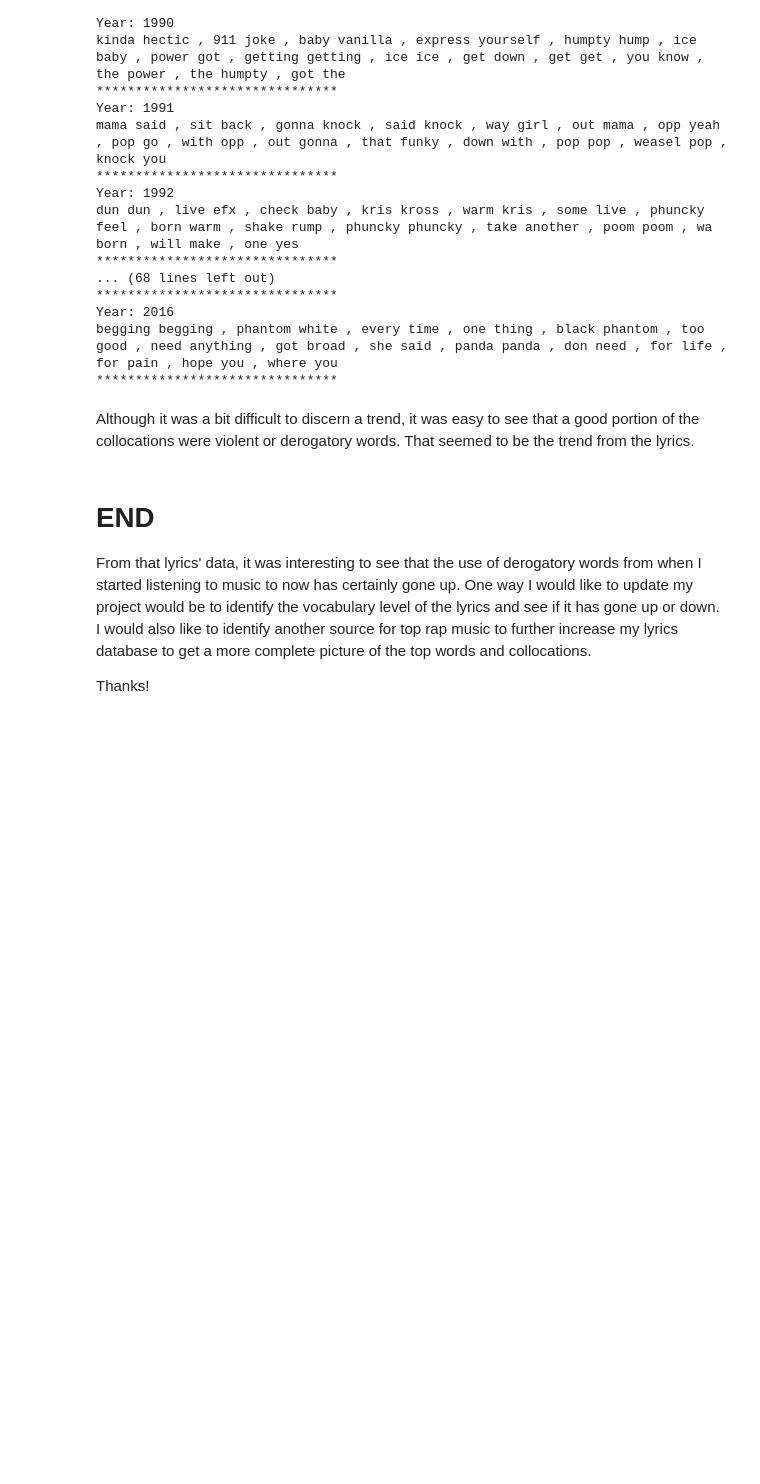
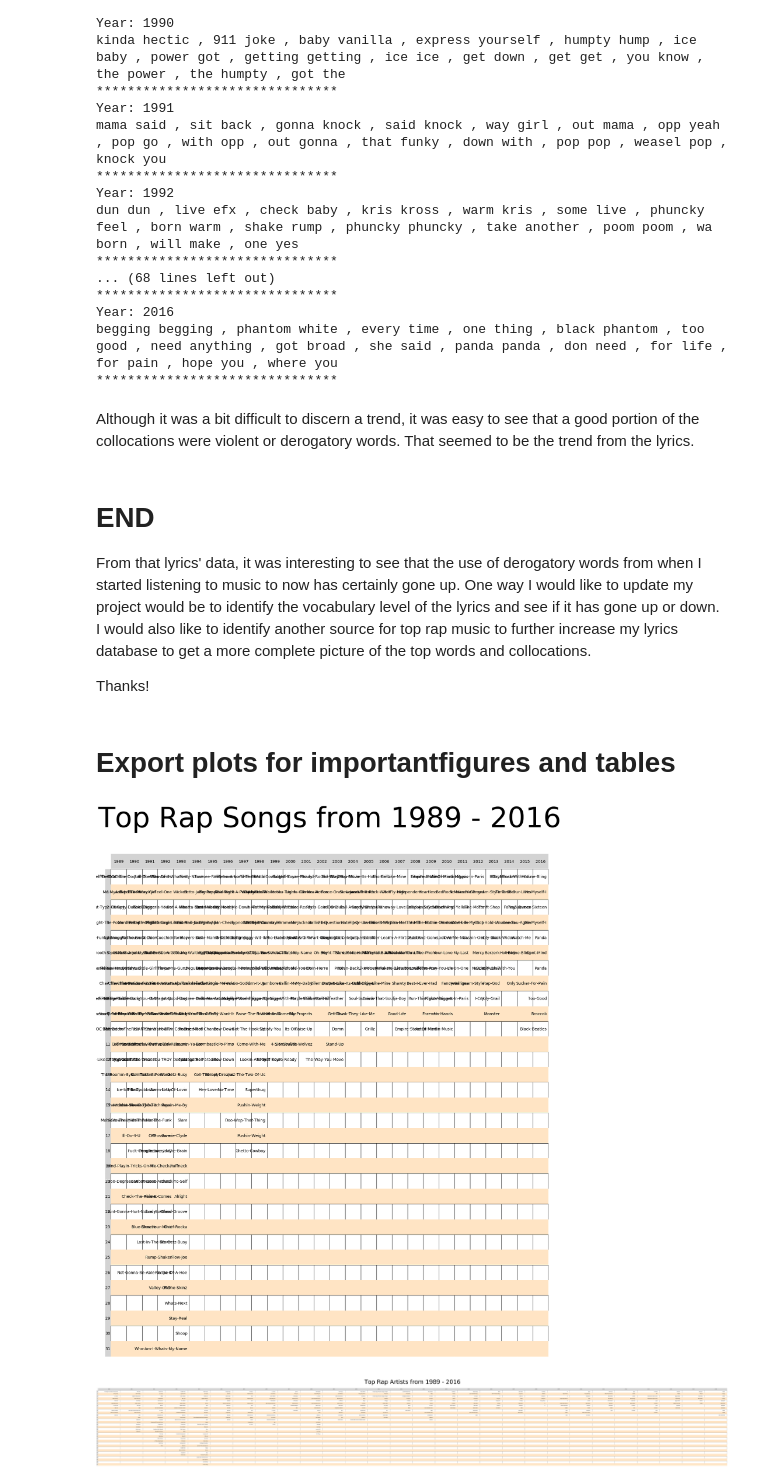
Before and after one commit to nycdatasci/online_bootcamp_project, a Jupyter notebook: Project2-WebScraping/JohnEromeUtunedi/Code.ipynb, the cells around one changed output. Drawn from its saved outputs; the diff is of its cells as text; code cells hidden in the pictures; blank space fills up the shorter version.

```diff
--- a/Project2-WebScraping/JohnEromeUtunedi/Code.ipynb
+++ b/Project2-WebScraping/JohnEromeUtunedi/Code.ipynb
@@ -467,3 +482,40 @@ From that lyrics' data, it was interesting to see that the use of derogatory wor
 One way I would like to update my project would be to identify the vocabulary level of the lyrics and see if it has gone up or down. I would also like to identify another source for top rap music to further increase my lyrics database to get a more complete picture of the top words and collocations.
 
 Thanks!
+# %% [markdown]
+# Export plots for importantfigures and tables
+# %%
+#Exporting table for song and artist name dataframe
+from matplotlib.table import Table
+def plotSngArtstTables(df, col_size = 7, row_size = 0.75, picName = 'TBD'):
+    fig = 0
+    ax = 0
+    size = (np.array(df.T.shape[::-1]) + np.array([0, 1])) * np.array([col_size, row_size])
+    fig, ax = plt.subplots(figsize = size)
+    #ax.set_title('Top Rap Music from 1989 - 2016 Song Titles')
+    ax.axis('off')
+    tb = ax.table(cellText=df.T.values, bbox=[0,0,1,1], rowLabels = list(df.T.index),
+                  colLabels=df.T.columns, rowLoc = 'center', colLoc = 'center')
+    for cell_ in tb.properties()['child_artists']:
+        cell_.set_height(0.2)
+        cell_.set_width(0.2)
+    col_ = 0
+    row_ = 0
+    for col_,row_ in tb.get_celld():
+        if (col_ > 0 and col_ % 2 == 0 and row_ != -1):
+            tb.get_celld()[(col_,row_)].set_color('bisque')
+        if col_ == 0:
+            tb.get_celld()[(col_,row_)].set_color('lightgrey')
+        if row_ == -1:
+            tb.get_celld()[(col_,row_)].set_color('lightgrey')
+    tb.auto_set_font_size(False)
+    tb.set_fontsize(14)
+    plt.title('{} from 1989 - 2016'.format(picName), size=100, position =(0.5,1.05))
+    plt.show()
+    fig.savefig('{}.png'.format(picName.replace(" ","")))
+# %%
+plotSngArtstTables(sng,picName='Top Rap Songs')
+plotSngArtstTables(artst,picName='Top Rap Artists')
+# %% [output]
+[figure, added]
+[figure, added]
```
Also changed, not shown: parts of 7 cells of this notebook.
